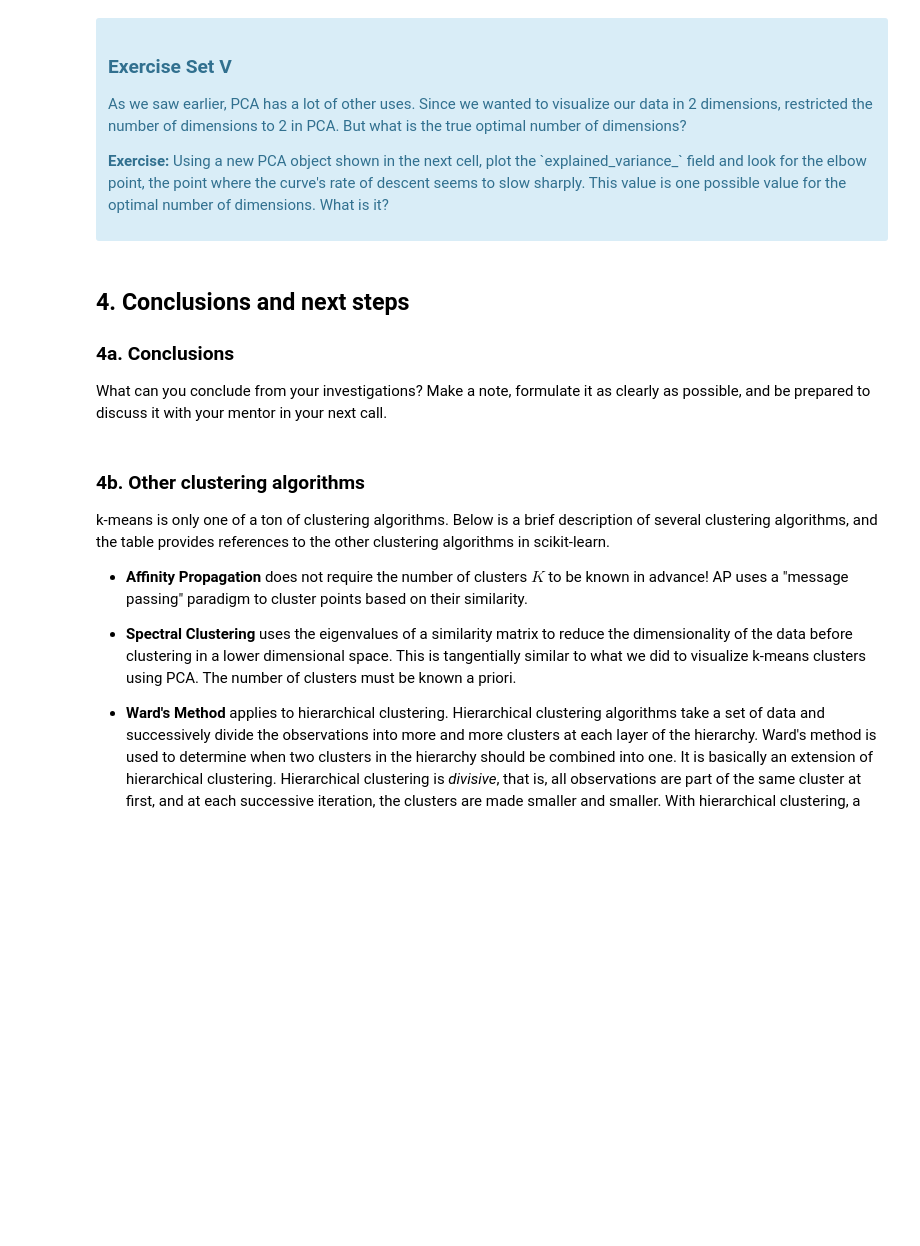
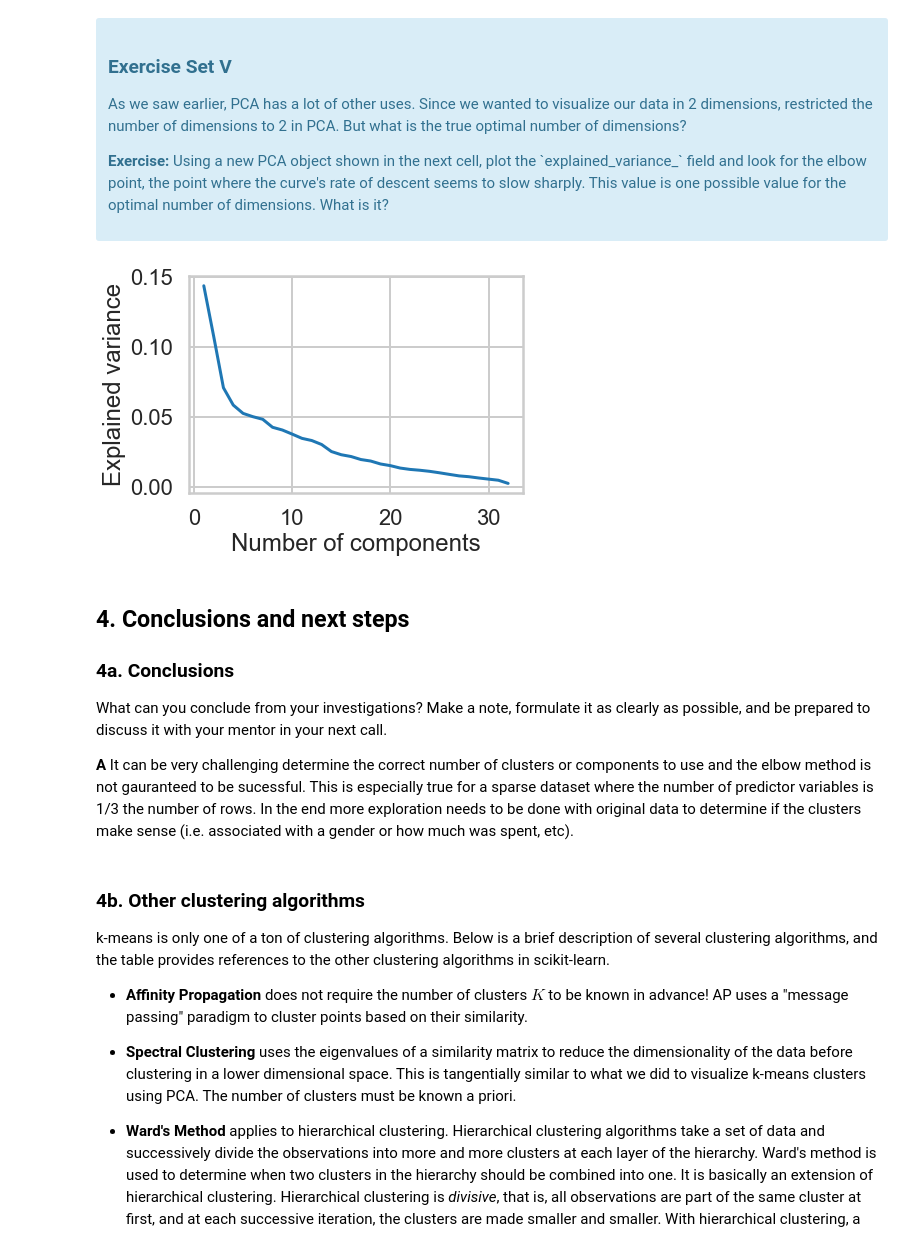
Before and after one commit to scosam/SpringBoard, a Jupyter notebook: Clustering Case Study/Clustering Case Study - Customer Segmentation with K-Means - Tier 3.ipynb, the cells around one changed output. Drawn from its saved outputs; the diff is of its cells as text; code cells hidden in the pictures; blank space fills up the shorter version.

```diff
--- a/Clustering Case Study/Clustering Case Study - Customer Segmentation with K-Means - Tier 3.ipynb
+++ b/Clustering Case Study/Clustering Case Study - Customer Segmentation with K-Means - Tier 3.ipynb
@@ -351,15 +374,28 @@ What we've done is we've taken those columns of 0/1 indicator variables, and we'
 # %%
 #your turn
 # Initialize a new PCA model with a default number of components.
 import sklearn.decomposition
 pca = sklearn.decomposition.PCA()
-pca.fit(X)
+pca.fit(x_cols)
 
 # Do the rest on your own :)
+pca_exp_var = pca.explained_variance_ratio_
+
+plt.plot(range(1, len(pca_exp_var)+1), pca_exp_var)
+plt.xlabel('Number of components')
+plt.ylabel('Explained variance')
+
+plt.show()
+
+#elbow is around 4 or 5 components
+# %% [output]
+[figure, added]
 # %% [markdown]
 ## 4. Conclusions and next steps
 ### 4a. Conclusions
 What can you conclude from your investigations? Make a note, formulate it as clearly as possible, and be prepared to discuss it with your mentor in your next call.
+
+__A__ It can be very challenging determine the correct number of clusters or components to use and the elbow method is not gauranteed to be sucessful. This is especially true for a sparse dataset where the number of predictor variables is 1/3 the number of rows. In the end more exploration needs to be done with original data to determine if the clusters make sense (i.e. associated with a gender or how much was spent, etc).
 # %% [markdown]
 ### 4b. Other clustering algorithms
 
```
Also changed, not shown: parts of 7 cells of this notebook.
